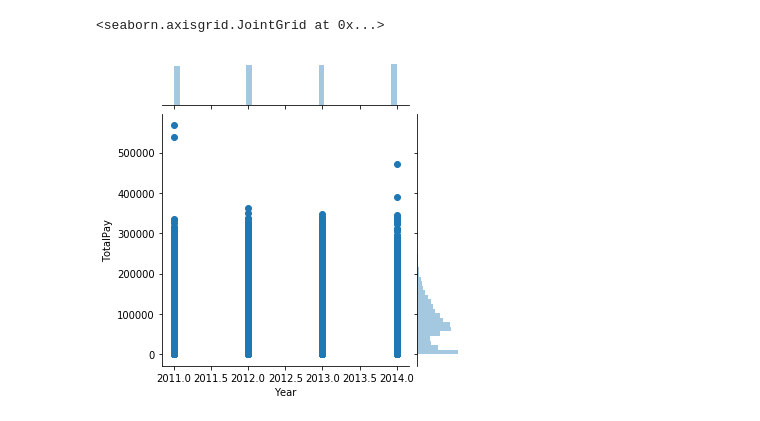
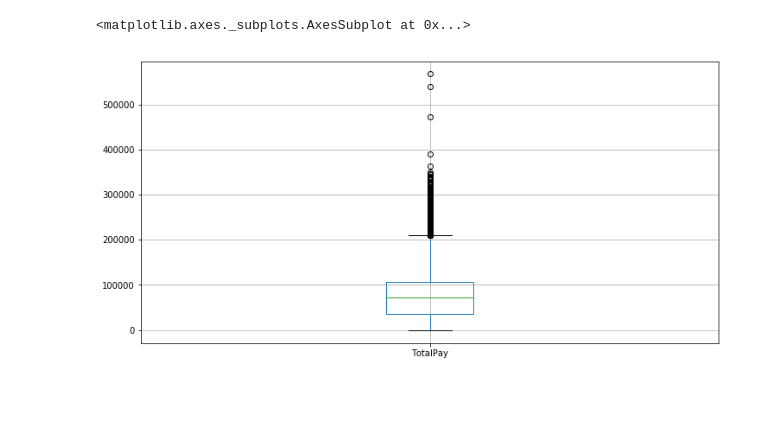
Before and after one commit to jslimaye/Data-Mining, a Jupyter notebook: Experiment2.ipynb, the cells around one changed output. Saved outputs shown, nothing was run; the diff lists cells and outputs as text; code cells hidden in the pictures; blank space fills up the shorter version.

```diff
--- a/Experiment2.ipynb
+++ b/Experiment2.ipynb
@@ -47,7 +94,6 @@ sns.barplot(type_count.index, type_count.values, alpha=0.9)
-# %%
-# We can also use the seaborn library to make a similar plot
-# A seaborn jointplot shows bivariate scatterplots and univariate histograms in the same figure
-sns.jointplot(x="Year", y="TotalPay", data=df, size=5)
-# %% [output]
-<seaborn.axisgrid.JointGrid at 0x...>
-[figure, removed]
+# %%
+#handling outliers
+df.boxplot("TotalPay", figsize=(12, 6))
+# %% [output]
+<matplotlib.axes._subplots.AxesSubplot at 0x...>
+[figure, added]
```
Also changed, not shown: parts of 43 cells of this notebook, 1 other file.
